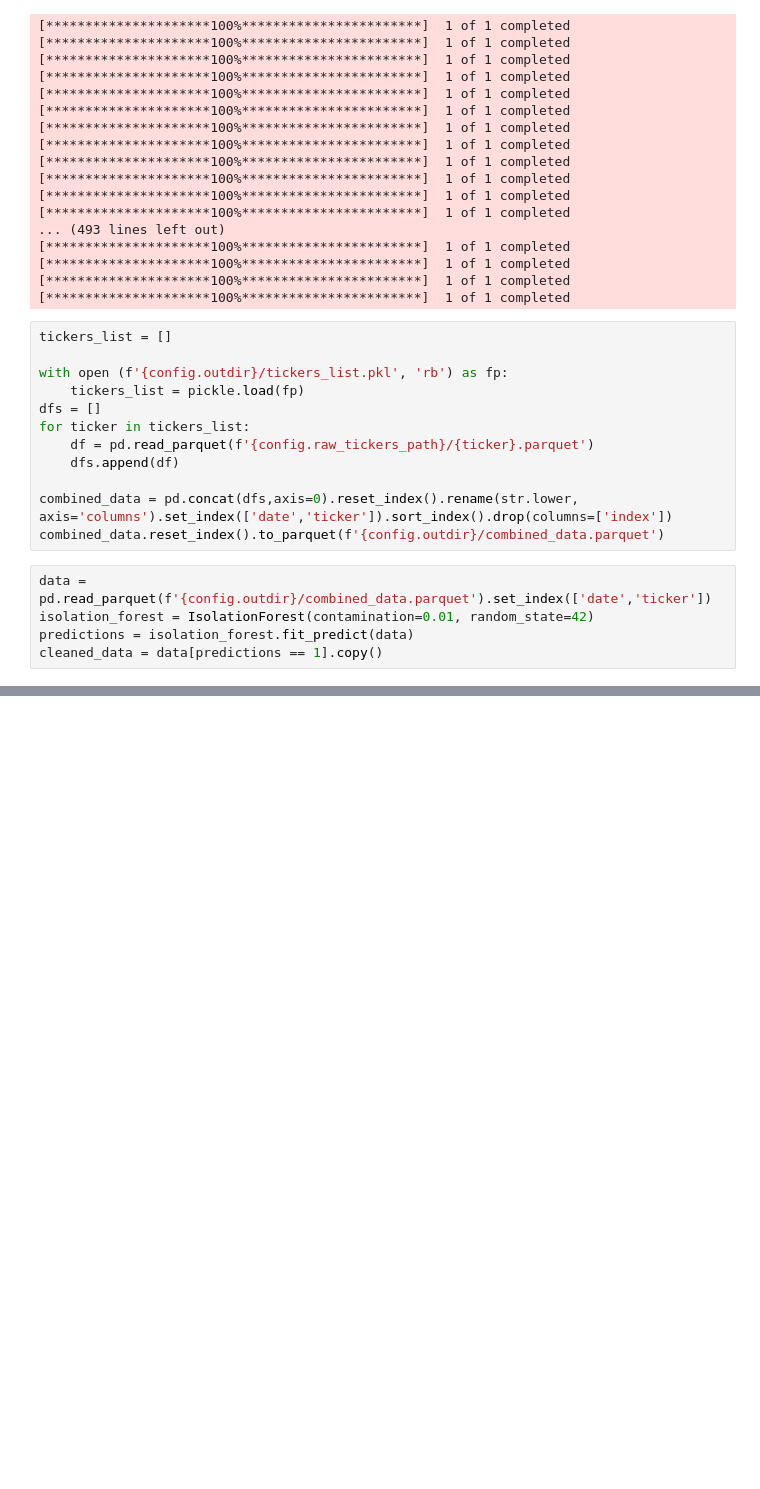
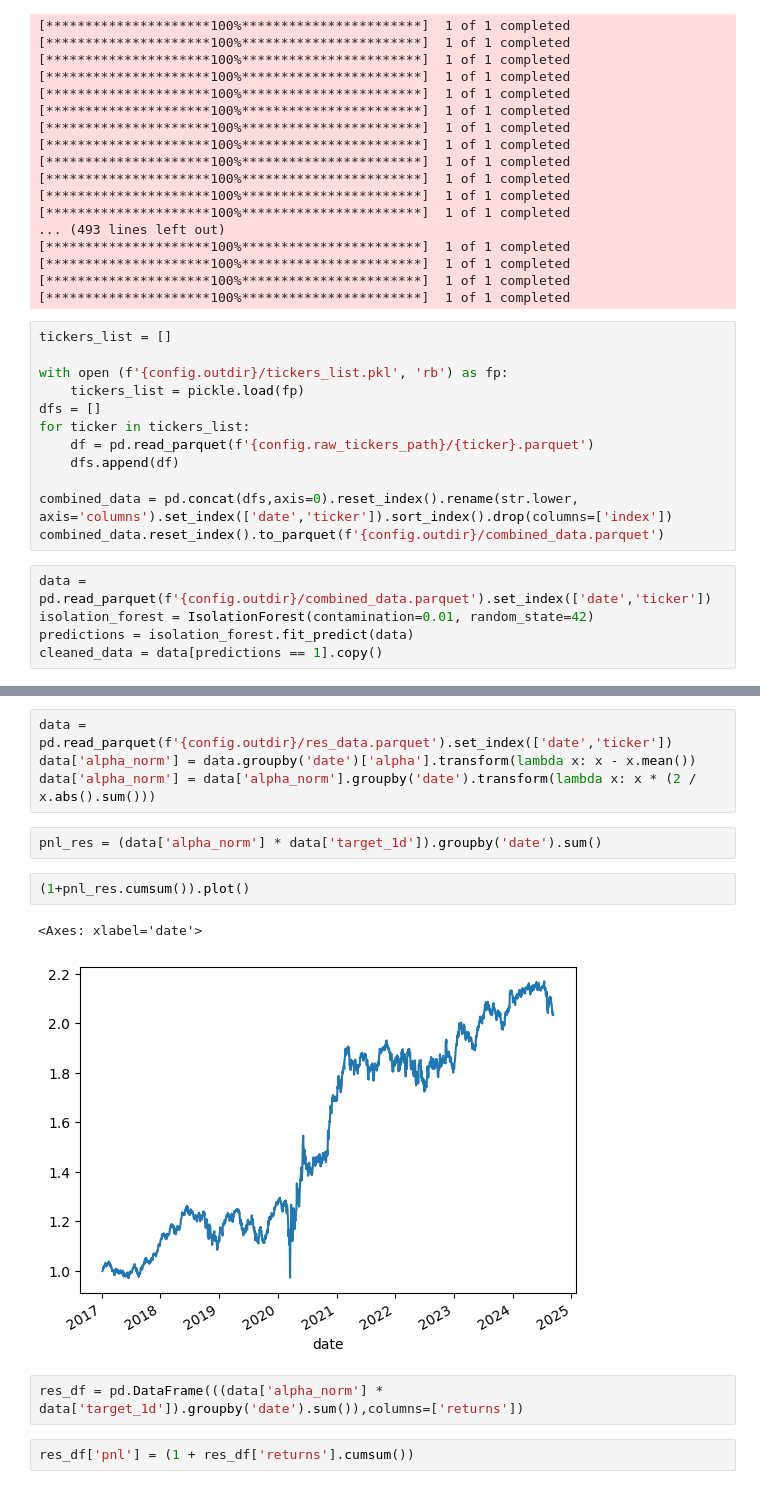
Before and after one commit to Treneti/simple_trading_sys, a Jupyter notebook: test.ipynb, the cells around one changed output, grey strips where cells are left out. Cells and saved outputs as stored; diff of their text form; blank space fills up the shorter version.

```diff
--- a/test.ipynb
+++ b/test.ipynb
@@ -78,0 +89,15 @@ cleaned_data.reset_index().to_parquet(f'{config.outdir}/combined_cleaned_data.pa
+# %%
+data = pd.read_parquet(f'{config.outdir}/res_data.parquet').set_index(['date','ticker'])
+data['alpha_norm'] = data.groupby('date')['alpha'].transform(lambda x: x - x.mean())
+data['alpha_norm'] = data['alpha_norm'].groupby('date').transform(lambda x: x * (2 / x.abs().sum()))
+# %%
+pnl_res = (data['alpha_norm'] * data['target_1d']).groupby('date').sum()
+# %%
+(1+pnl_res.cumsum()).plot()
+# %% [output]
+<Axes: xlabel='date'>
+[figure, added]
+# %%
+res_df = pd.DataFrame(((data['alpha_norm'] * data['target_1d']).groupby('date').sum()),columns=['returns'])
+# %%
+res_df['pnl'] = (1 + res_df['returns'].cumsum())
```
Also changed, not shown: parts of 11 cells of this notebook, 1 other file.
